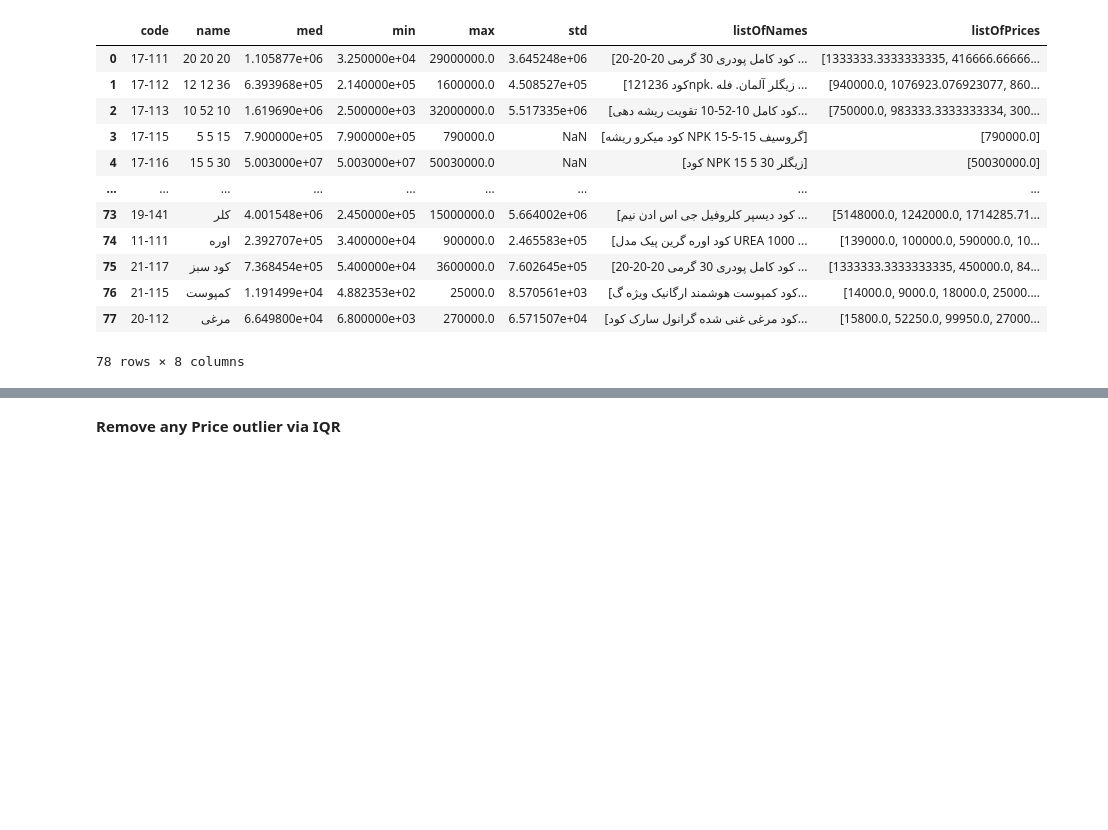
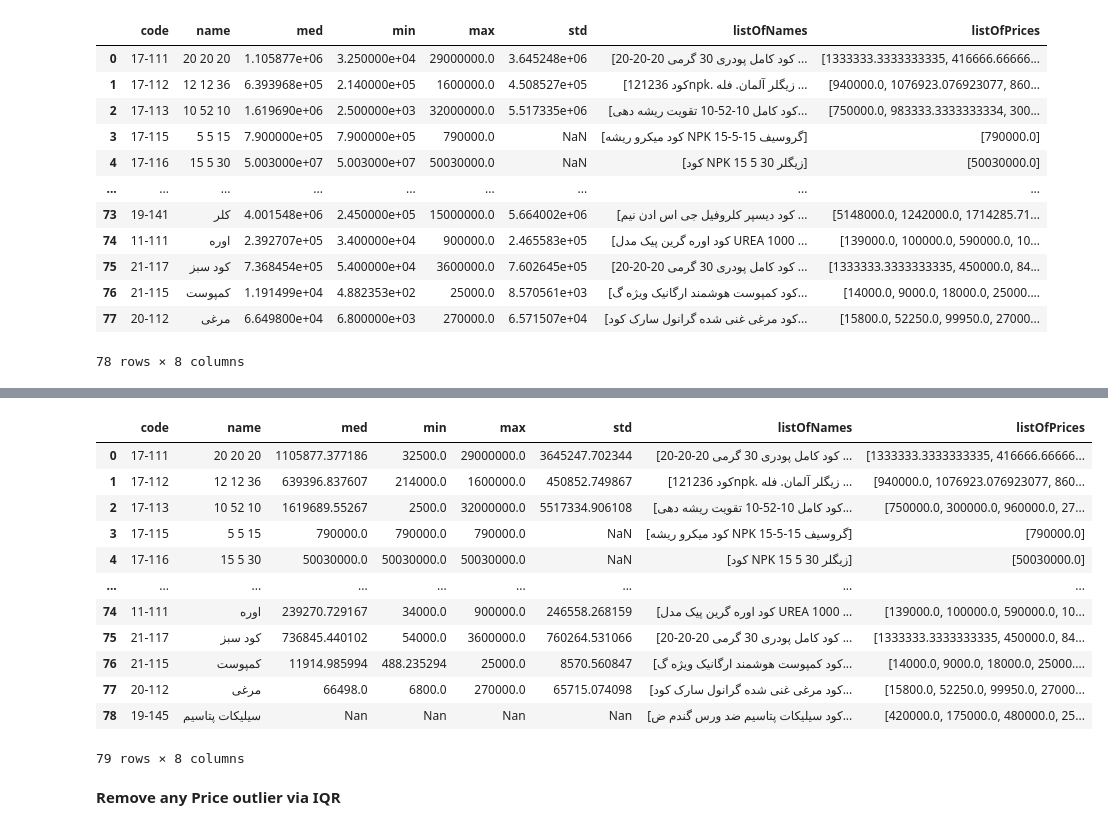
Before and after one commit to amirhosseineslami/Agricultural-Web-Scraper, a Jupyter notebook: processData.ipynb, the cells around one changed output, grey strips where cells are left out. Cells and saved outputs as stored; diff of their text form; code cells hidden in the pictures; blank space fills up the shorter version.

```diff
--- a/processData.ipynb
+++ b/processData.ipynb
@@ -771,3 +733,57 @@ result_df = result_df.apply(filter_and_split, axis=1)
+# %%
+bothPotasiomSilicatsDf = result_df[result_df["code"]=="13-119"]
+bothPotasiomIndex = result_df[result_df["code"]=="13-119"].index[0]
+
+bothPotasiomSilicatsNames = bothPotasiomSilicatsDf.listOfNames.tolist()[0]
+bothPotasiomSilicatsPrices = bothPotasiomSilicatsDf.listOfPrices.tolist()[0]
+
+pattern = re.compile(r"سیلیکات\s*پتاسیم")
+silicatPotasiumNames = [n for n in list(bothPotasiomSilicatsDf.listOfNames.tolist()[0]) if pattern.search(n)]
+potasium_silicatNames = [n for n in list(bothPotasiomSilicatsDf.listOfNames.tolist()[0]) if n not in silicatPotasiumNames]
+potasium_silicatNames
+
+potasium_silicatPrices = []
+silicat_potasiumPrices = []
+for index in range(len(bothPotasiomSilicatsNames)):
+    name = bothPotasiomSilicatsNames[index]
+    if name in potasium_silicatNames:
+        # It's Potasium Silicat
+        potasium_silicatPrices.append(bothPotasiomSilicatsPrices[index])
+
+
+    else:
+        # It's Silicat Potasium
+        silicat_potasiumPrices.append(bothPotasiomSilicatsPrices[index])
+
+# Now we have both names and prices devided
+result_df.at[bothPotasiomIndex,'listOfNames'] = potasium_silicatNames
+result_df.at[bothPotasiomIndex,'listOfPrices'] = potasium_silicatPrices
+silicatPotasiumDf = pd.DataFrame({
+    "code":"19-145",
+    "name":"سیلیکات پتاسیم",
+    "med":"Nan",
+    "min":"Nan",
+    "max":"Nan",
+    "std":"Nan",
+    "listOfPrices":[silicat_potasiumPrices],
+    "listOfNames":[silicatPotasiumNames]
+})
+result_df = pd.concat([result_df,silicatPotasiumDf],ignore_index=True)
+result_df
+# %% [output]
+|  | code | name | med | min | max | std | listOfNames | listOfPrices |
+| 0 | 17-111 | 20 20 20 | 1105877.377186 | 32500.0 | 29000000.0 | 3645247.702344 | [کود کامل پودری 30 گرمی 20-20-20 ... | [1333333.3333333335, 416666.66666... |
+| 1 | 17-112 | 12 12 36 | 639396.837607 | 214000.0 | 1600000.0 | 450852.749867 | [کود 121236npk. زیگلر آلمان. فله ... | [940000.0, 1076923.076923077, 860... |
+| 2 | 17-113 | 10 52 10 | 1619689.55267 | 2500.0 | 32000000.0 | 5517334.906108 | [کود کامل 10-52-10 تقویت ریشه دهی... | [750000.0, 300000.0, 960000.0, 27... |
+| 3 | 17-115 | 5 5 15 | 790000.0 | 790000.0 | 790000.0 | NaN | [کود میکرو ریشه NPK 15-5-15 گروسیف] | [790000.0] |
+| 4 | 17-116 | 15 5 30 | 50030000.0 | 50030000.0 | 50030000.0 | NaN | [کود NPK 15 5 30 زیگلر] | [50030000.0] |
+| ... | ... | ... | ... | ... | ... | ... | ... | ... |
+| 74 | 11-111 | اوره | 239270.729167 | 34000.0 | 900000.0 | 246558.268159 | [کود اوره گرین پیک مدل UREA 1000 ... | [139000.0, 100000.0, 590000.0, 10... |
+| 75 | 21-117 | کود سبز | 736845.440102 | 54000.0 | 3600000.0 | 760264.531066 | [کود کامل پودری 30 گرمی 20-20-20 ... | [1333333.3333333335, 450000.0, 84... |
+| 76 | 21-115 | کمپوست | 11914.985994 | 488.235294 | 25000.0 | 8570.560847 | [کود کمپوست هوشمند ارگانیک ویژه گ... | [14000.0, 9000.0, 18000.0, 25000.... |
+| 77 | 20-112 | مرغی | 66498.0 | 6800.0 | 270000.0 | 65715.074098 | [کود مرغی غنی شده گرانول سارک کود... | [15800.0, 52250.0, 99950.0, 27000... |
+| 78 | 19-145 | سیلیکات پتاسیم | Nan | Nan | Nan | Nan | [کود سیلیکات پتاسیم ضد ورس گندم ض... | [420000.0, 175000.0, 480000.0, 25... |
+79 rows × 8 columns
 # %% [markdown]
 **Remove any Price outlier via IQR**
 # %% [markdown]
```
Also changed, not shown: parts of 4 cells of this notebook, 37 other files.
